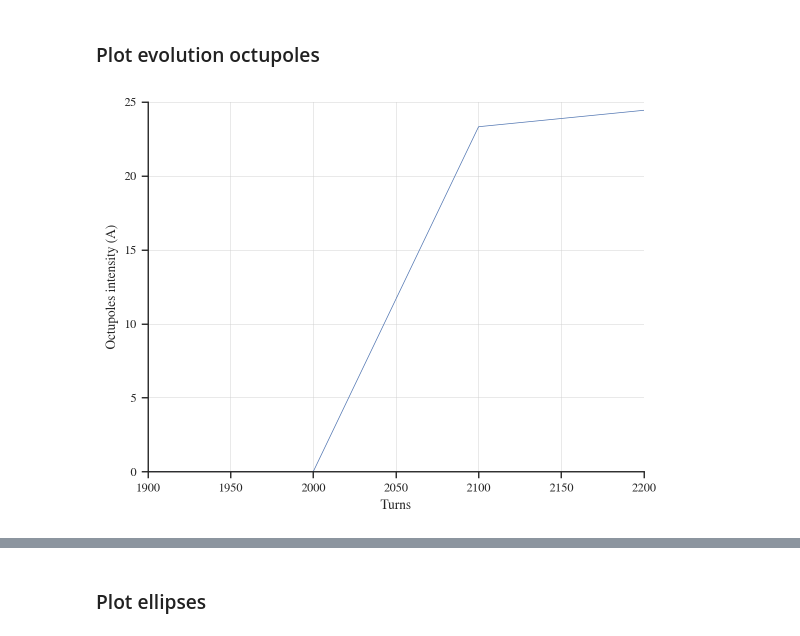
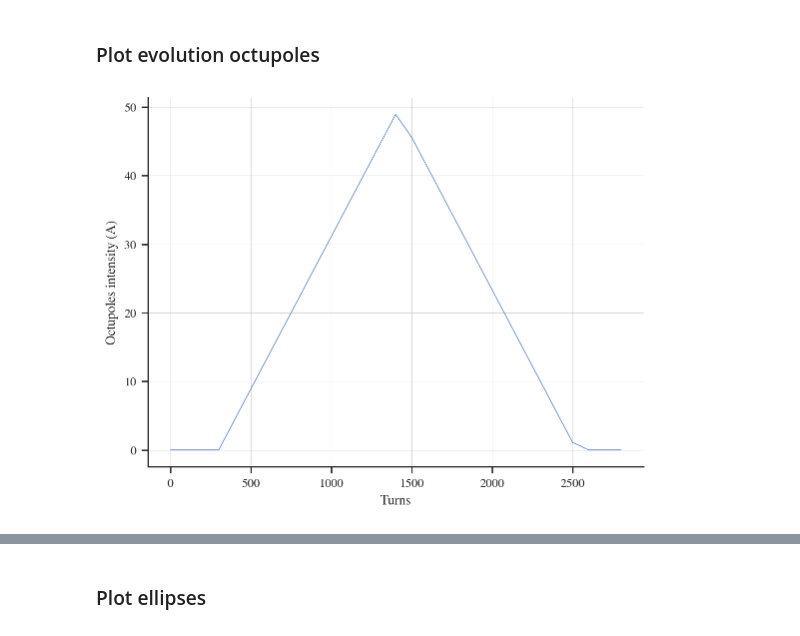
Before and after one commit to ColasDroin/DA_study_boilerplate, a Jupyter notebook: master_study/analysis/analysis_dynamic_octupoles_normalized.ipynb, the cells around one changed output, grey strips where cells are left out. Saved outputs shown, nothing was run; the diff lists cells and outputs as text; code cells hidden in the pictures.

```diff
--- a/master_study/analysis/analysis_dynamic_octupoles_normalized.ipynb
+++ b/master_study/analysis/analysis_dynamic_octupoles_normalized.ipynb
@@ -94,13 +94,13 @@ KeyError: 'x_norm'
 # %%
 plt.plot(dic_obs["l_n_turns"], dic_obs["l_oct"])
 plt.xlabel("Turns")
 plt.ylabel("Octupoles intensity (A)")
-plt.xlim(1900, 2200)
-plt.ylim(0,25)
+#plt.xlim(1900, 2200)
+#plt.ylim(0,25)
 plt.grid()
 plt.show()
 # %% [output]
-[figure, old version]
+[figure, new version]
 # %%
 plt.scatter(range(len(dic_obs["l_n_turns"])), dic_obs["l_n_turns"])
 plt.grid()
```
Also changed, not shown: parts of 5 cells of this notebook, 8 other files.
